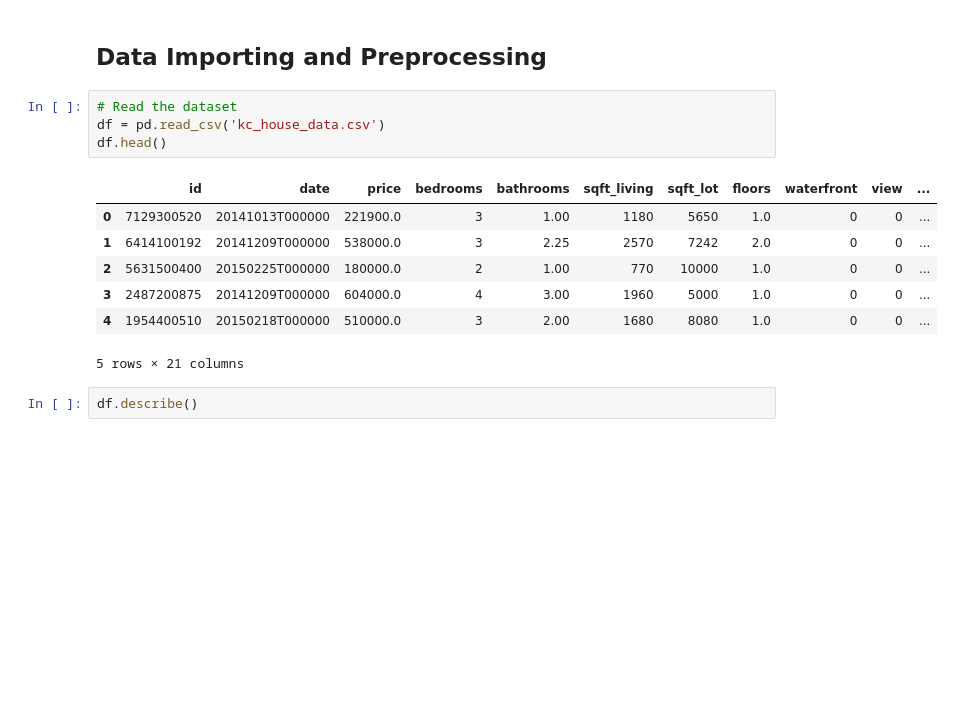
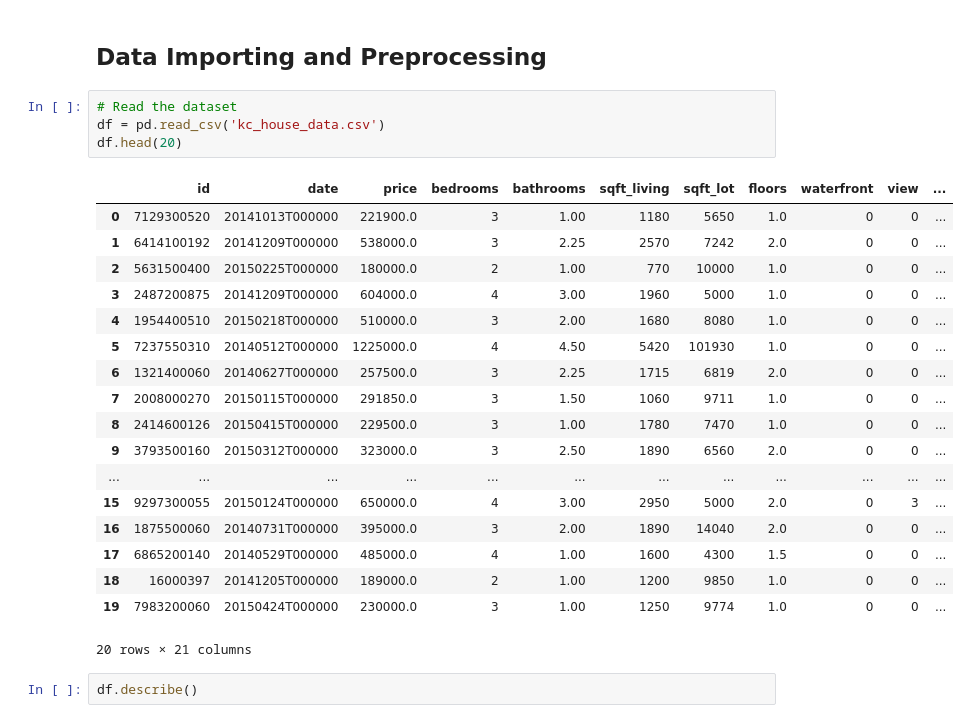
Before and after one commit to marty-wickham/machine_learning_ca1, a Jupyter notebook: Machine Learning CA1.ipynb, the cells around one changed output. Saved outputs shown, nothing was run; the diff lists cells and outputs as text; blank space fills up the shorter version.

```diff
--- a/Machine Learning CA1.ipynb
+++ b/Machine Learning CA1.ipynb
@@ -21,15 +21,26 @@ from sklearn import metrics
 # %%
 # Read the dataset
 df = pd.read_csv('kc_house_data.csv')
-df.head()
+df.head(20)
 # %% [output]
 |  | id | date | price | bedrooms | bathrooms | sqft_living | sqft_lot | floors | waterfront | view | ... |
 | 0 | 7129300520 | 20141013T000000 | 221900.0 | 3 | 1.00 | 1180 | 5650 | 1.0 | 0 | 0 | ... |
 | 1 | 6414100192 | 20141209T000000 | 538000.0 | 3 | 2.25 | 2570 | 7242 | 2.0 | 0 | 0 | ... |
 | 2 | 5631500400 | 20150225T000000 | 180000.0 | 2 | 1.00 | 770 | 10000 | 1.0 | 0 | 0 | ... |
 | 3 | 2487200875 | 20141209T000000 | 604000.0 | 4 | 3.00 | 1960 | 5000 | 1.0 | 0 | 0 | ... |
 | 4 | 1954400510 | 20150218T000000 | 510000.0 | 3 | 2.00 | 1680 | 8080 | 1.0 | 0 | 0 | ... |
+| 5 | 7237550310 | 20140512T000000 | 1225000.0 | 4 | 4.50 | 5420 | 101930 | 1.0 | 0 | 0 | ... |
+| 6 | 1321400060 | 20140627T000000 | 257500.0 | 3 | 2.25 | 1715 | 6819 | 2.0 | 0 | 0 | ... |
+| 7 | 2008000270 | 20150115T000000 | 291850.0 | 3 | 1.50 | 1060 | 9711 | 1.0 | 0 | 0 | ... |
+| 8 | 2414600126 | 20150415T000000 | 229500.0 | 3 | 1.00 | 1780 | 7470 | 1.0 | 0 | 0 | ... |
+| 9 | 3793500160 | 20150312T000000 | 323000.0 | 3 | 2.50 | 1890 | 6560 | 2.0 | 0 | 0 | ... |
+| ... | ... | ... | ... | ... | ... | ... | ... | ... | ... | ... | ... |
+| 15 | 9297300055 | 20150124T000000 | 650000.0 | 4 | 3.00 | 2950 | 5000 | 2.0 | 0 | 3 | ... |
+| 16 | 1875500060 | 20140731T000000 | 395000.0 | 3 | 2.00 | 1890 | 14040 | 2.0 | 0 | 0 | ... |
+| 17 | 6865200140 | 20140529T000000 | 485000.0 | 4 | 1.00 | 1600 | 4300 | 1.5 | 0 | 0 | ... |
+| 18 | 16000397 | 20141205T000000 | 189000.0 | 2 | 1.00 | 1200 | 9850 | 1.0 | 0 | 0 | ... |
+| 19 | 7983200060 | 20150424T000000 | 230000.0 | 3 | 1.00 | 1250 | 9774 | 1.0 | 0 | 0 | ... |
-5 rows × 21 columns
+20 rows × 21 columns
 # %%
 df.describe()
 # %% [output]
```
Also changed, not shown: parts of 13 cells of this notebook, 1 other file.
